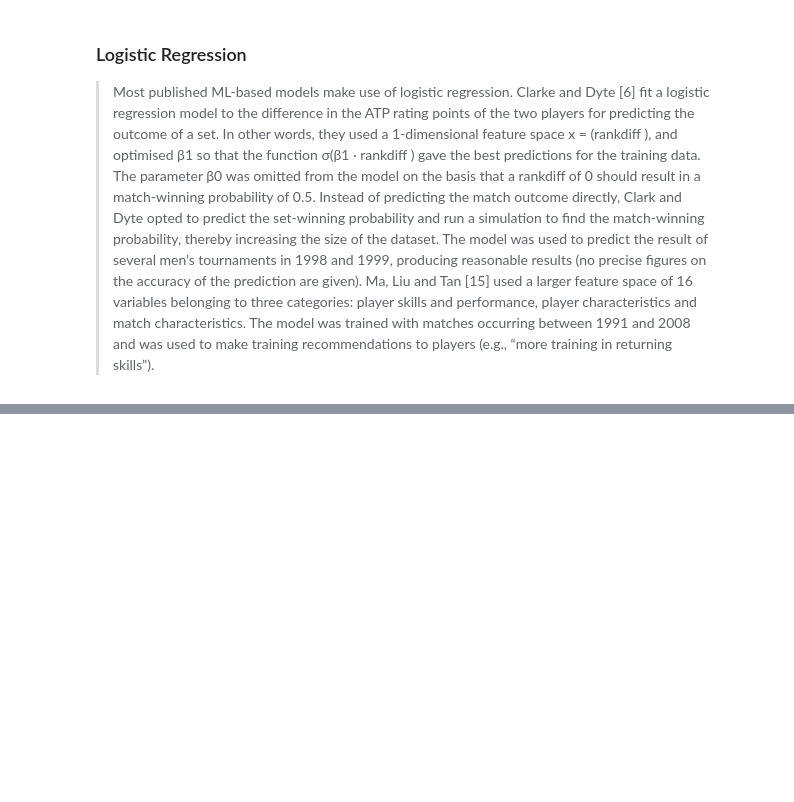
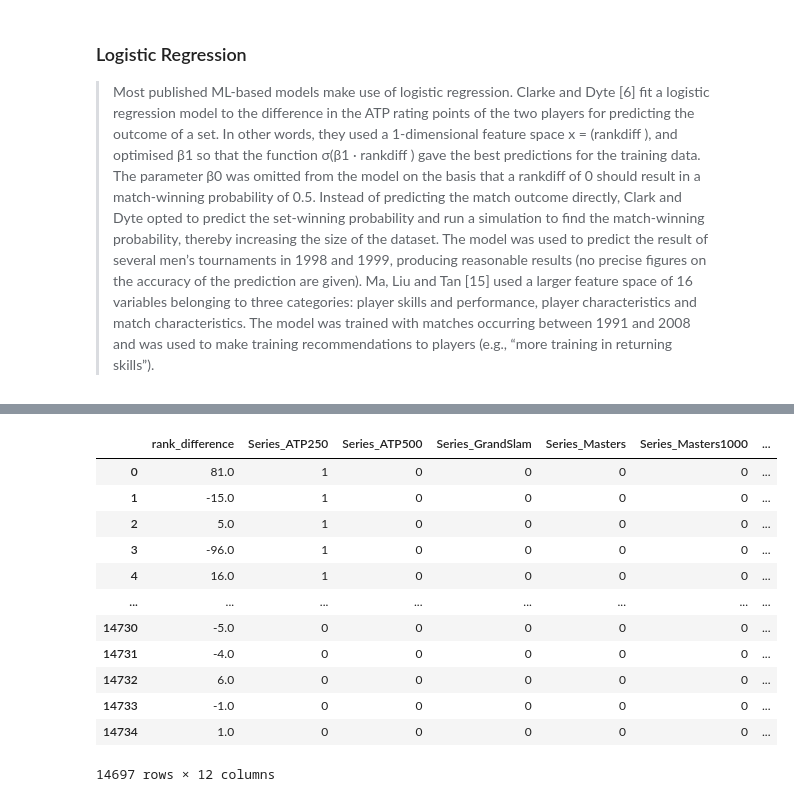
Before and after one commit to kevjiang64/SOEN471, a Jupyter notebook: Logistic Regression.ipynb, the cells around one changed output, grey strips where cells are left out. Cells and saved outputs as stored; diff of their text form; code cells hidden in the pictures; blank space fills up the shorter version.

```diff
--- a/Logistic Regression.ipynb
+++ b/Logistic Regression.ipynb
@@ -31,0 +171,19 @@ ModuleNotFoundError: No module named 'pyspark'
+# %%
+tennis_features = tennis_dataset.iloc[:, 1:]
+true_outcomes = tennis_dataset.iloc[:, 0]
+# %%
+tennis_features
+# %% [output]
+|  | rank_difference | Series_ATP250 | Series_ATP500 | Series_GrandSlam | Series_Masters | Series_Masters1000 | ... |
+| 0 | 81.0 | 1 | 0 | 0 | 0 | 0 | ... |
+| 1 | -15.0 | 1 | 0 | 0 | 0 | 0 | ... |
+| 2 | 5.0 | 1 | 0 | 0 | 0 | 0 | ... |
+| 3 | -96.0 | 1 | 0 | 0 | 0 | 0 | ... |
+| 4 | 16.0 | 1 | 0 | 0 | 0 | 0 | ... |
+| ... | ... | ... | ... | ... | ... | ... | ... |
+| 14730 | -5.0 | 0 | 0 | 0 | 0 | 0 | ... |
+| 14731 | -4.0 | 0 | 0 | 0 | 0 | 0 | ... |
+| 14732 | 6.0 | 0 | 0 | 0 | 0 | 0 | ... |
+| 14733 | -1.0 | 0 | 0 | 0 | 0 | 0 | ... |
+| 14734 | 1.0 | 0 | 0 | 0 | 0 | 0 | ... |
+14697 rows × 12 columns
```
Also changed, not shown: parts of 41 cells of this notebook, 1 other file.
